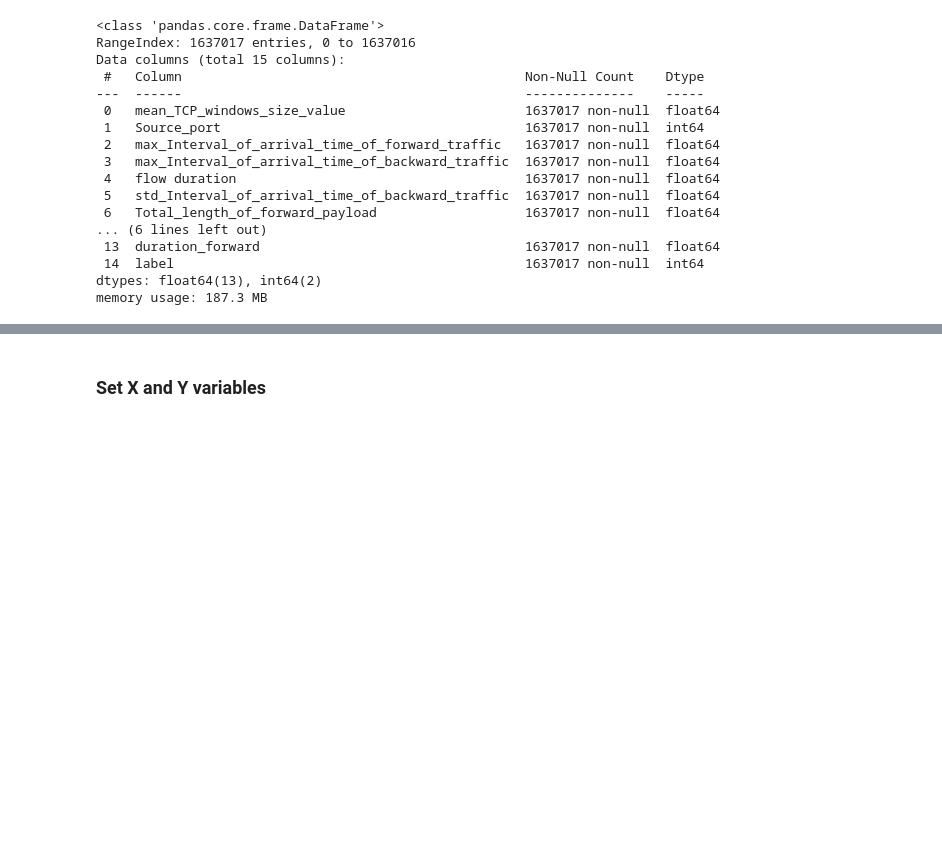
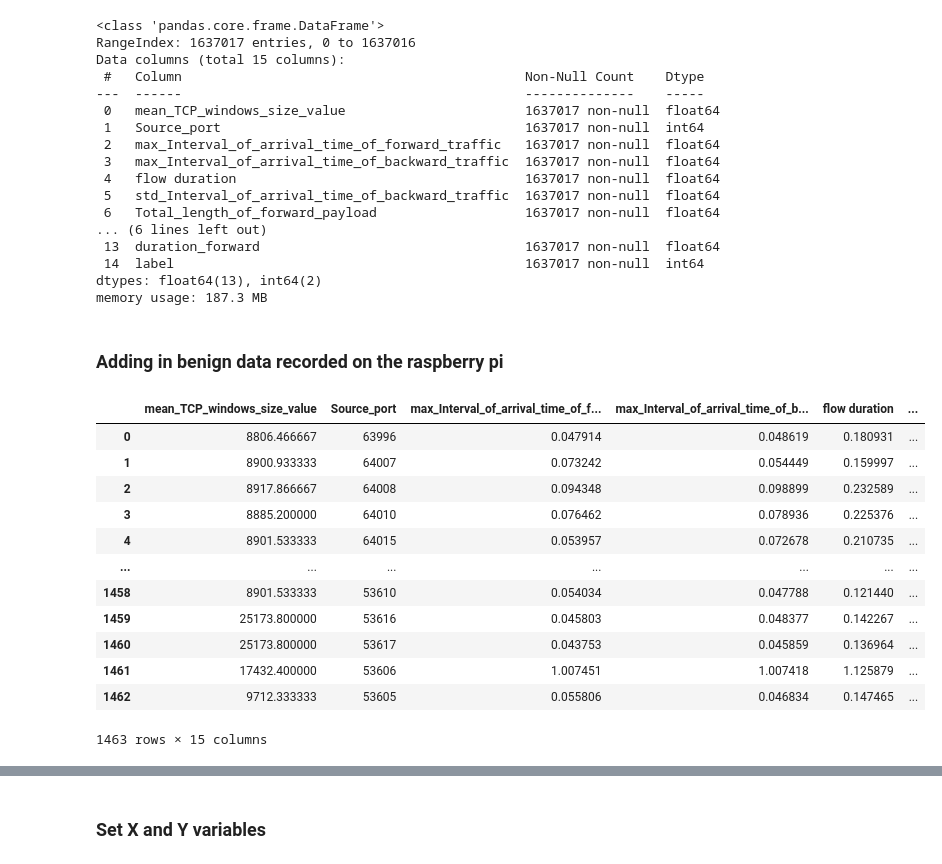
Before and after one commit to J4keFr0mStatef/PHOEBUS, a Jupyter notebook: ML/FOS_RForest.ipynb, the cells around one changed output, grey strips where cells are left out. Cells and saved outputs as stored; diff of their text form; code cells hidden in the pictures; blank space fills up the shorter version.

```diff
--- a/ML/FOS_RForest.ipynb
+++ b/ML/FOS_RForest.ipynb
@@ -76,3 +76,29 @@ Data columns (total 15 columns):
  14  label                                             1637017 non-null  int64
 dtypes: float64(13), int64(2)
 memory usage: 187.3 MB
+# %% [markdown]
+### Adding in benign data recorded on the raspberry pi
+# %%
+# Specify the file path
+file_path = os.path.join('exclude','finetuning_data1713384688023821.csv')
+
+# Read the CSV file into a dataframe
+ft = pd.read_csv(file_path)
+
+# add the label column to the dataframe with every value set to 0
+ft['label'] = 0
+ft
+# %% [output]
+|  | mean_TCP_windows_size_value | Source_port | max_Interval_of_arrival_time_of_f... | max_Interval_of_arrival_time_of_b... | flow duration | ... |
+| 0 | 8806.466667 | 63996 | 0.047914 | 0.048619 | 0.180931 | ... |
+| 1 | 8900.933333 | 64007 | 0.073242 | 0.054449 | 0.159997 | ... |
+| 2 | 8917.866667 | 64008 | 0.094348 | 0.098899 | 0.232589 | ... |
+| 3 | 8885.200000 | 64010 | 0.076462 | 0.078936 | 0.225376 | ... |
+| 4 | 8901.533333 | 64015 | 0.053957 | 0.072678 | 0.210735 | ... |
+| ... | ... | ... | ... | ... | ... | ... |
+| 1458 | 8901.533333 | 53610 | 0.054034 | 0.047788 | 0.121440 | ... |
+| 1459 | 25173.800000 | 53616 | 0.045803 | 0.048377 | 0.142267 | ... |
+| 1460 | 25173.800000 | 53617 | 0.043753 | 0.045859 | 0.136964 | ... |
+| 1461 | 17432.400000 | 53606 | 1.007451 | 1.007418 | 1.125879 | ... |
+| 1462 | 9712.333333 | 53605 | 0.055806 | 0.046834 | 0.147465 | ... |
+1463 rows × 15 columns
```
Also changed, not shown: parts of 9 cells of this notebook.
